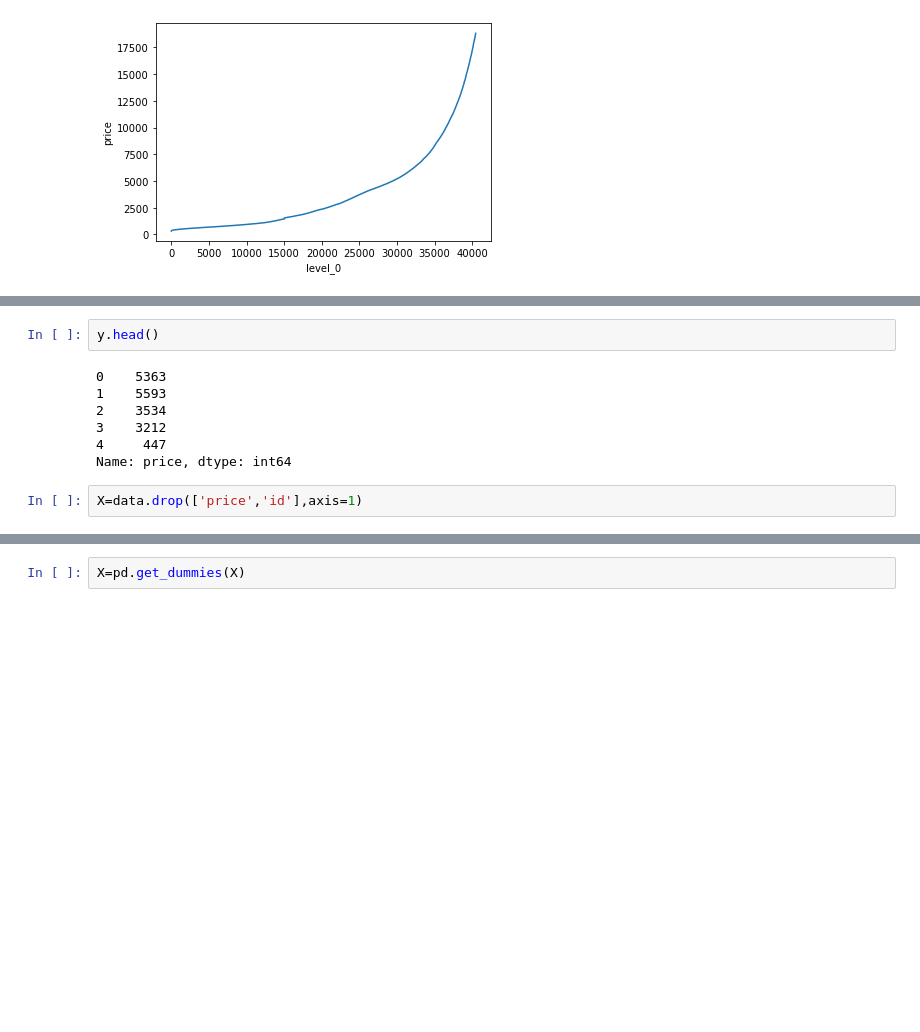
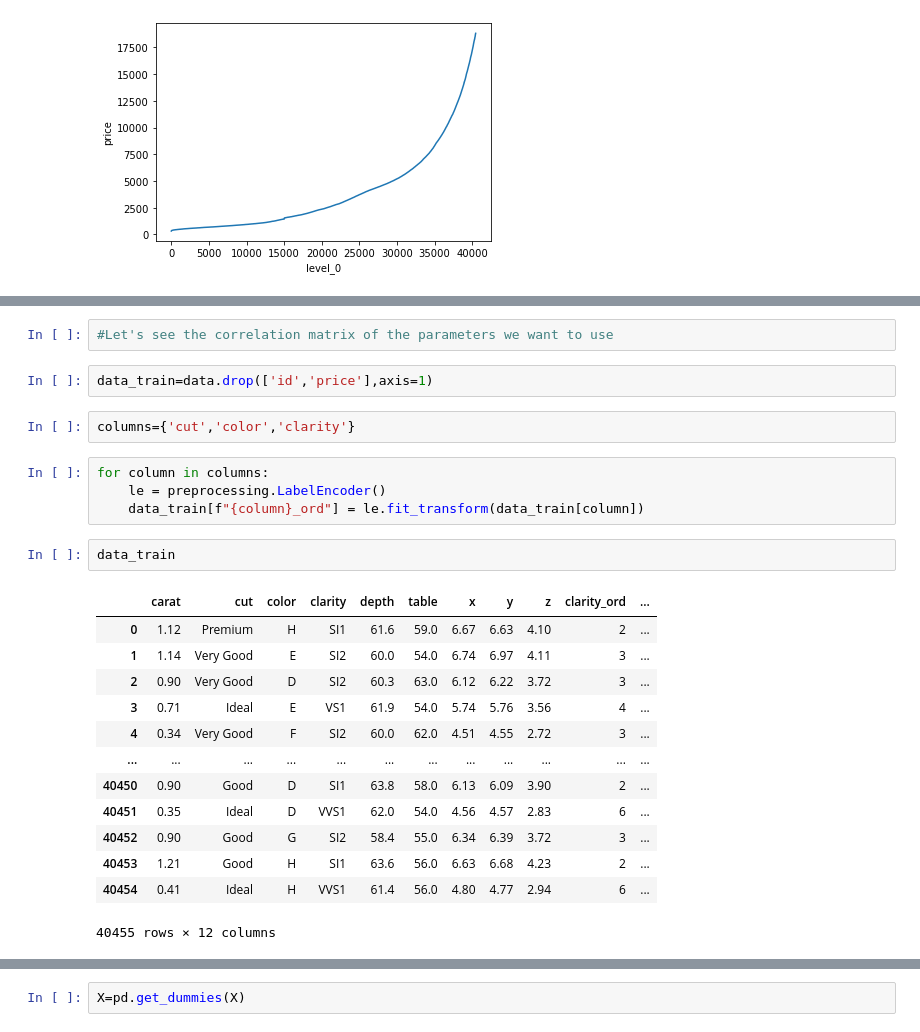
Before and after one commit to silviaherf/diamonds-kaggle-competition, a Jupyter notebook: src/data_cleaning.ipynb, the cells around one changed output, grey strips where cells are left out. Saved outputs shown, nothing was run; the diff lists cells and outputs as text; blank space fills up the shorter version.

```diff
--- a/src/data_cleaning.ipynb
+++ b/src/data_cleaning.ipynb
@@ -136,11 +130,26 @@ y=data['price']
-# %%
-y.head()
-# %% [output]
-0    5363
-1    5593
-2    3534
-3    3212
-4     447
-Name: price, dtype: int64
+# %%
+#Let's see the correlation matrix of the parameters we want to use
 # %%
-X=data.drop(['price','id'],axis=1)
+data_train=data.drop(['id','price'],axis=1)
+# %%
+columns={'cut','color','clarity'}
+# %%
+for column in columns:
+    le = preprocessing.LabelEncoder()
+    data_train[f"{column}_ord"] = le.fit_transform(data_train[column])
+# %%
+data_train
+# %% [output]
+|  | carat | cut | color | clarity | depth | table | x | y | z | clarity_ord | ... |
+| 0 | 1.12 | Premium | H | SI1 | 61.6 | 59.0 | 6.67 | 6.63 | 4.10 | 2 | ... |
+| 1 | 1.14 | Very Good | E | SI2 | 60.0 | 54.0 | 6.74 | 6.97 | 4.11 | 3 | ... |
+| 2 | 0.90 | Very Good | D | SI2 | 60.3 | 63.0 | 6.12 | 6.22 | 3.72 | 3 | ... |
+| 3 | 0.71 | Ideal | E | VS1 | 61.9 | 54.0 | 5.74 | 5.76 | 3.56 | 4 | ... |
+| 4 | 0.34 | Very Good | F | SI2 | 60.0 | 62.0 | 4.51 | 4.55 | 2.72 | 3 | ... |
+| ... | ... | ... | ... | ... | ... | ... | ... | ... | ... | ... | ... |
+| 40450 | 0.90 | Good | D | SI1 | 63.8 | 58.0 | 6.13 | 6.09 | 3.90 | 2 | ... |
+| 40451 | 0.35 | Ideal | D | VVS1 | 62.0 | 54.0 | 4.56 | 4.57 | 2.83 | 6 | ... |
+| 40452 | 0.90 | Good | G | SI2 | 58.4 | 55.0 | 6.34 | 6.39 | 3.72 | 3 | ... |
+| 40453 | 1.21 | Good | H | SI1 | 63.6 | 56.0 | 6.63 | 6.68 | 4.23 | 2 | ... |
+| 40454 | 0.41 | Ideal | H | VVS1 | 61.4 | 56.0 | 4.80 | 4.77 | 2.94 | 6 | ... |
+40455 rows × 12 columns
```
Also changed, not shown: parts of 23 cells of this notebook.
